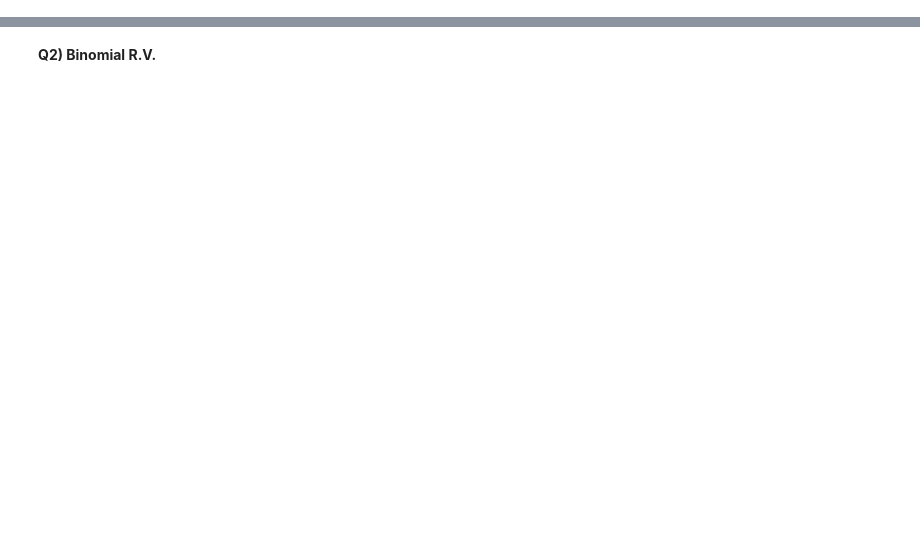
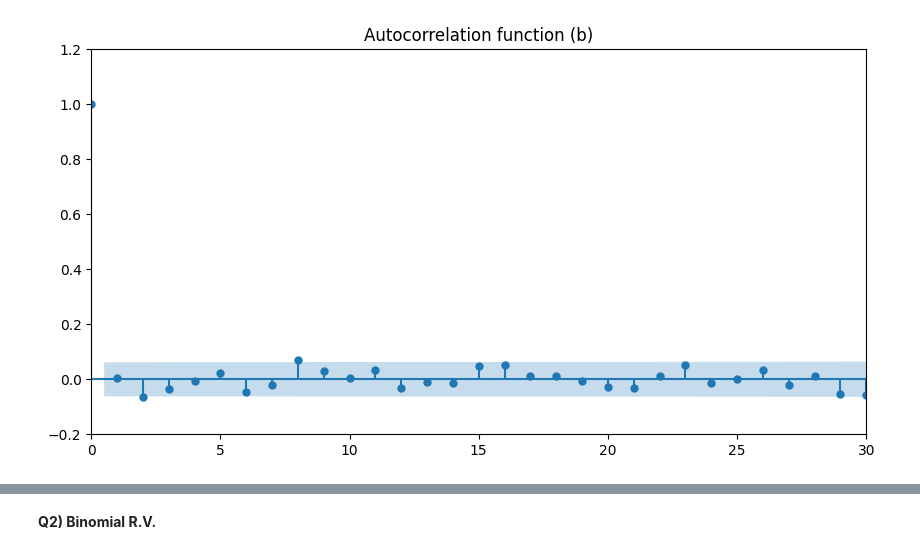
Before and after one commit to cemreaka/Network-Analysis-and-Simulation, a Jupyter notebook: HW2/hw2.ipynb, the cells around one changed output, grey strips where cells are left out. Saved outputs shown, nothing was run; the diff lists cells and outputs as text; code cells hidden in the pictures; blank space fills up the shorter version.

```diff
--- a/HW2/hw2.ipynb
+++ b/HW2/hw2.ipynb
@@ -4,0 +40,13 @@ import matplotlib.pyplot as plt
+# %%
+fig, ax = plt.subplots(figsize=(10, 5))
+plot_acf(np.array(sequence), ax = ax)
+plt.xlim(0, 30)
+plt.ylim(-0.2, 1.2)
+plt.title("Autocorrelation function (b)")
+xticks = np.arange(0, 31, 5)
+plt.xticks(xticks)
+yticks = np.arange(-0.20, 1.3, 0.2)
+plt.yticks(yticks)
+plt.show()
+# %% [output]
+[figure, added]
```
Also changed, not shown: parts of 36 cells of this notebook.
